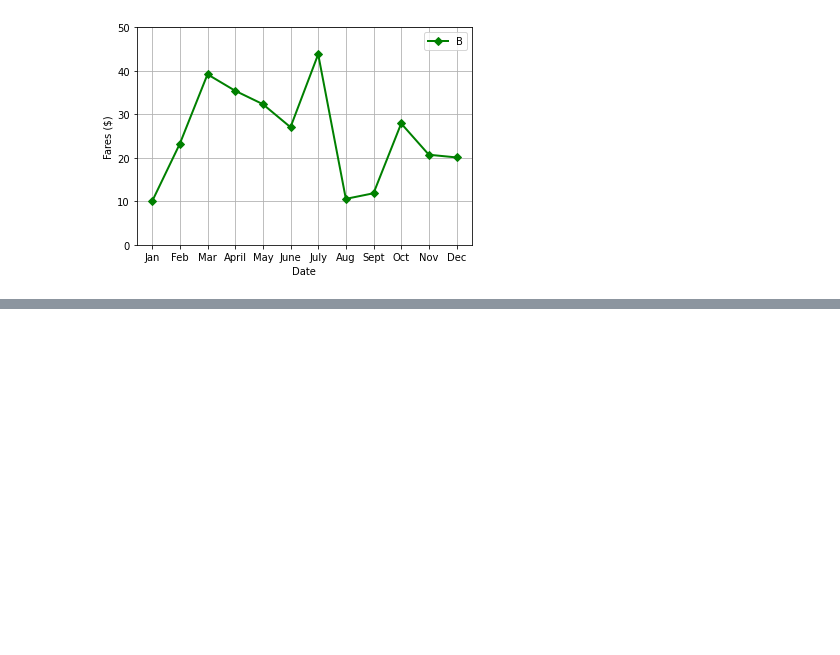
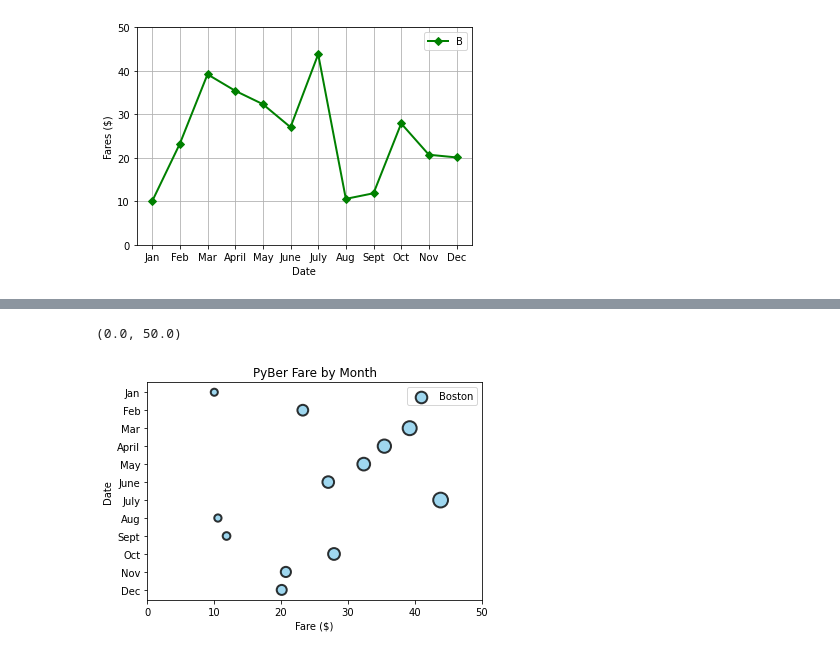
Before and after one commit to cb19weber/PyBer_Analysis, a Jupyter notebook: matplotlib_practice.ipynb, the cells around one changed output, grey strips where cells are left out. Saved outputs shown, nothing was run; the diff lists cells and outputs as text; code cells hidden in the pictures; blank space fills up the shorter version.

```diff
--- a/matplotlib_practice.ipynb
+++ b/matplotlib_practice.ipynb
@@ -83,0 +104,12 @@ ax.invert_yaxis()
+# %%
+fig, ax = plt.subplots()
+ax.scatter(y_axis, x_axis, s=[data*5 for data in y_axis], color="skyblue", alpha=.8, edgecolors='black', linewidths=2, label="Boston")
+ax.legend()
+ax.set_title('PyBer Fare by Month')
+ax.set_xlabel('Fare ($)')
+ax.set_ylabel('Date')
+ax.invert_yaxis()
+ax.set_xlim(0,50)
+# %% [output]
+(0.0, 50.0)
+[figure, added]
```
Also changed, not shown: parts of 10 cells of this notebook.
